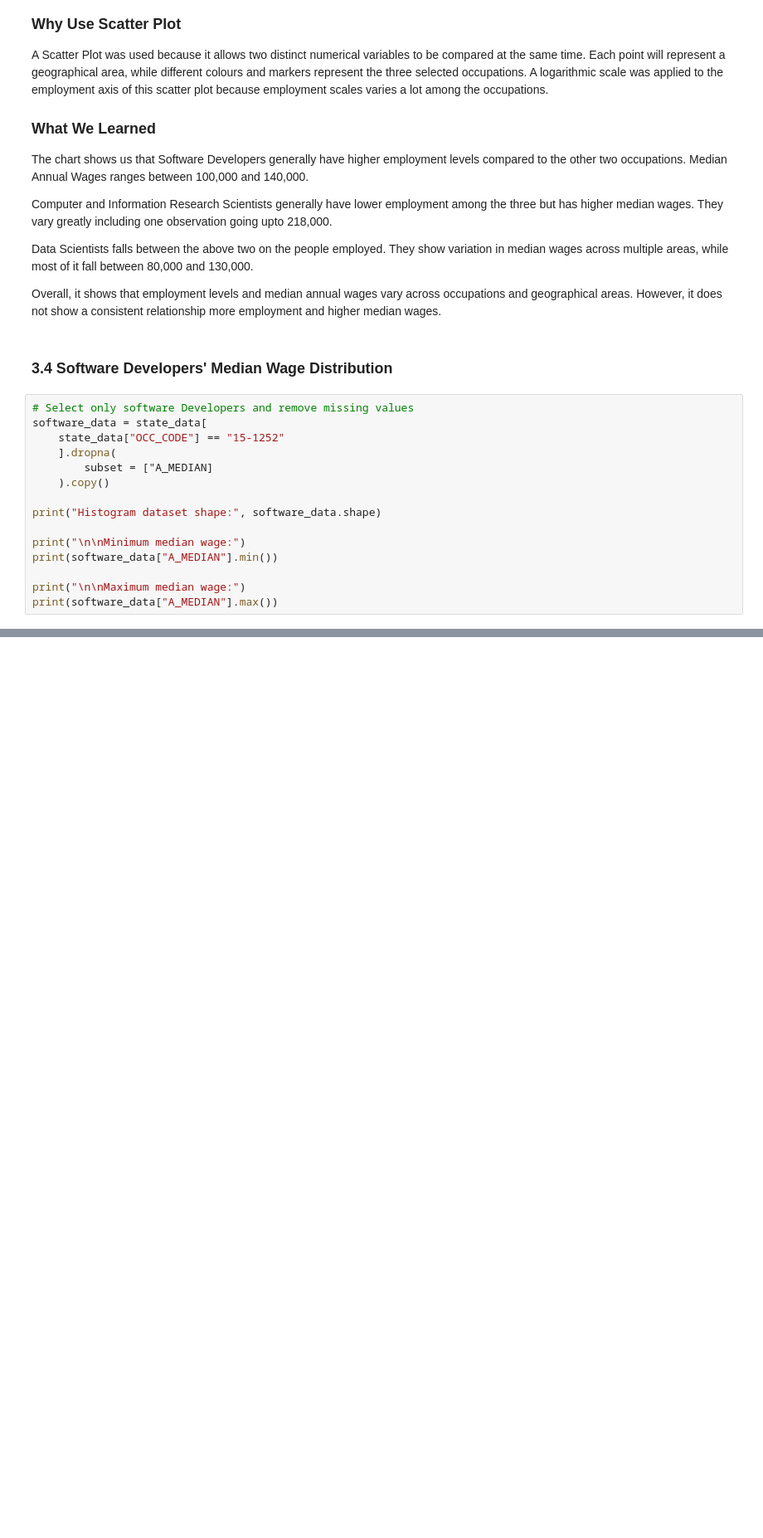
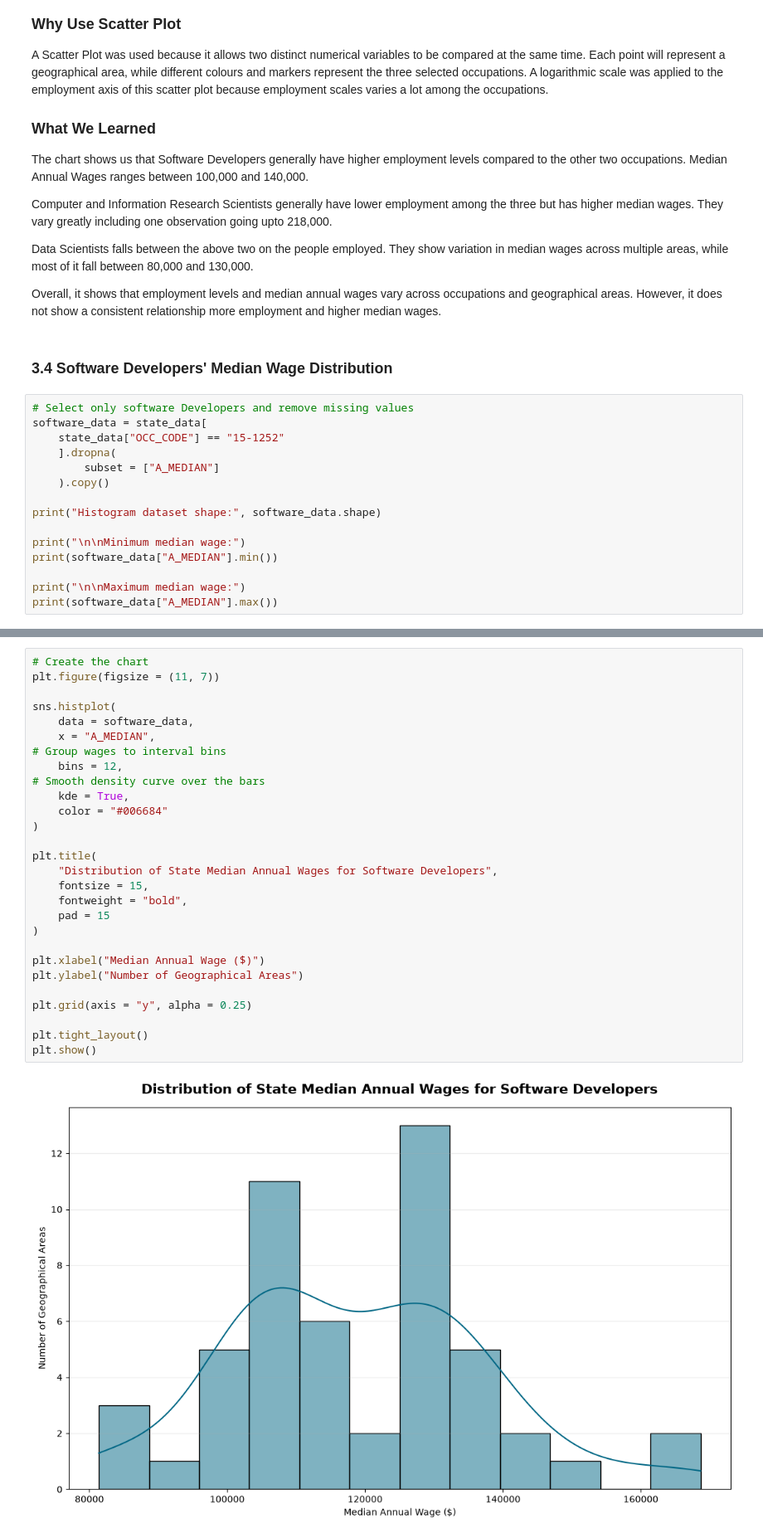
Before and after one commit to 2024635/CA1-Data-Visualisation-and-Communication-2024635, a Jupyter notebook: CA1-Data-Visualisation-and-Communication.ipynb, the cells around one changed output, grey strips where cells are left out. Shown at 83% size. Cells and saved outputs as stored; diff of their text form; blank space fills up the shorter version.

Commit message:
Add software developer wage histogram
Fix the median-wage filtering syntax and add a histogram with a KDE curve and interpretation of state wage distributions to both notebooks.

```diff
--- a/CA1-Data-Visualisation-and-Communication.ipynb
+++ b/CA1-Data-Visualisation-and-Communication.ipynb
@@ -767,7 +767,7 @@ Overall, it shows that employment levels and median annual wages vary across occ
 software_data = state_data[
     state_data["OCC_CODE"] == "15-1252"
     ].dropna(
-        subset = ["A_MEDIAN]
+        subset = ["A_MEDIAN"]
     ).copy()
 
 print("Histogram dataset shape:", software_data.shape)
@@ -779,0 +790,30 @@ print(software_data["A_MEDIAN"].max())
+# %%
+# Create the chart
+plt.figure(figsize = (11, 7))
+
+sns.histplot(
+    data = software_data,
+    x = "A_MEDIAN",
+# Group wages to interval bins
+    bins = 12,
+# Smooth density curve over the bars
+    kde = True,
+    color = "#006684"
+)
+
+plt.title(
+    "Distribution of State Median Annual Wages for Software Developers",
+    fontsize = 15,
+    fontweight = "bold",
+    pad = 15
+)
+
+plt.xlabel("Median Annual Wage ($)")
+plt.ylabel("Number of Geographical Areas")
+
+plt.grid(axis = "y", alpha = 0.25)
+
+plt.tight_layout()
+plt.show()
+# %% [output]
+[figure, added]
```
Also changed, not shown: parts of 2 cells of this notebook.
